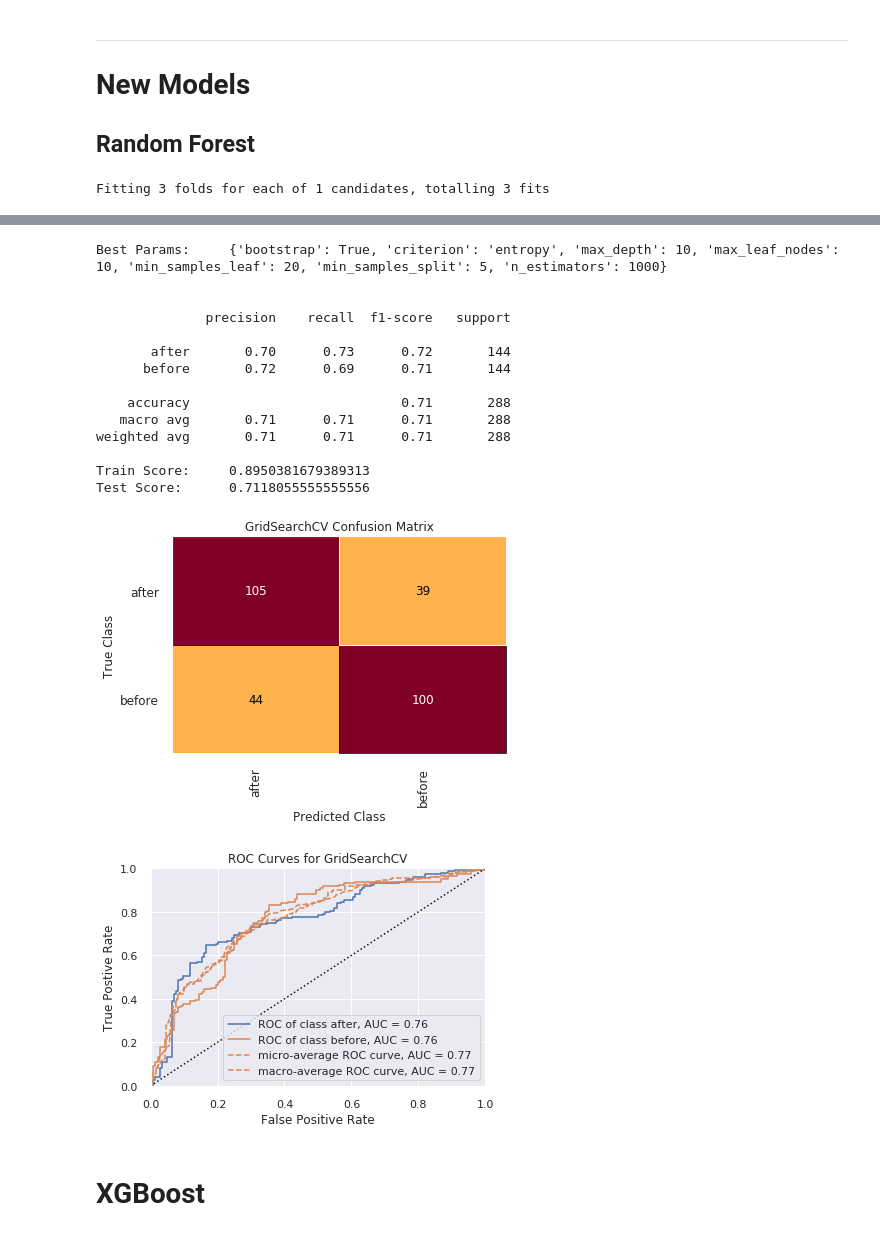
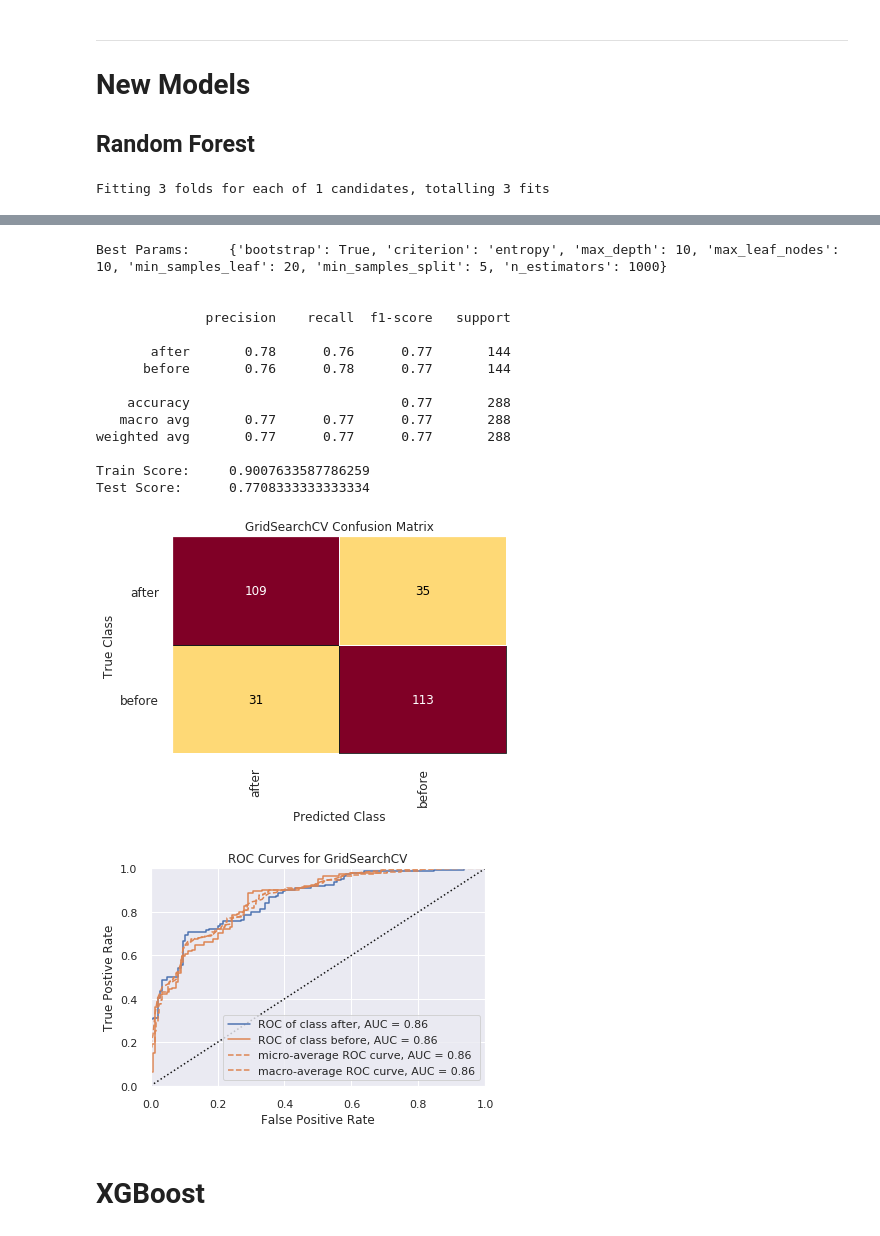
Before and after one commit to QED0711/wiki_learn, a Jupyter notebook: exploration/semi_supervised_classification.ipynb, the cells around one changed output, grey strips where cells are left out. Cells and saved outputs as stored; diff of their text form; code cells hidden in the pictures.

```diff
--- a/exploration/semi_supervised_classification.ipynb
+++ b/exploration/semi_supervised_classification.ipynb
@@ -129,15 +129,19 @@ rus = RandomUnderSampler()
 smote = SMOTE()
 
 # class imbalance oversampling
-X_train, y_train = rus.fit_sample(X_train, y_train)
-X_train = pd.DataFrame(X_train, columns=cols)
-y_train = pd.Series(y_train)
+# X_train, y_train = rus.fit_sample(X_train, y_train)
+# X_train = pd.DataFrame(X_train, columns=cols)
+# y_train = pd.Series(y_train)
 
-y_train.value_counts()
+# y_train.value_counts()
 # %% [output]
 after     262
 before    262
 dtype: int64
+# %%
+# The full data for training our final model
+X_full = pd.concat([X_test, X_train])
+y_full = pd.concat([y_test, y_train])
 # %% [markdown]
 # Test set class imbalance
 
@@ -177,7 +181,7 @@ params = {
 
 rf2_model = GridSearchCV(rf2, params, cv=3, verbose=1, n_jobs=-1)
 
-rf2_model.fit(X_train, y_train)
+rf2_model.fit(X_full, y_full)
 
 y_labeled_preds = rf2_model.predict(X_test)
 
@@ -201,19 +205,19 @@ Fitting 3 folds for each of 1 candidates, totalling 3 fits
 Best Params:     {'bootstrap': True, 'criterion': 'entropy', 'max_depth': 10, 'max_leaf_nodes': 10, 'min_samples_leaf': 20, 'min_samples_split': 5, 'n_estimators': 1000}
 
 
               precision    recall  f1-score   support
 
-       after       0.70      0.73      0.72       144
-      before       0.72      0.69      0.71       144
+       after       0.78      0.76      0.77       144
+      before       0.76      0.78      0.77       144
 
-    accuracy                           0.71       288
-   macro avg       0.71      0.71      0.71       288
-weighted avg       0.71      0.71      0.71       288
+    accuracy                           0.77       288
+   macro avg       0.77      0.77      0.77       288
+weighted avg       0.77      0.77      0.77       288
 
-Train Score:     0.8950381679389313
-Test Score:      0.7118055555555556
+Train Score:     0.9007633587786259
+Test Score:      0.7708333333333334
-[figure, old version]
+[figure, new version]
-[figure, old version]
+[figure, new version]
 # %% [markdown]
 # XGBoost
 # %%
```
Also changed, not shown: parts of 3 cells of this notebook, 1 other file.
